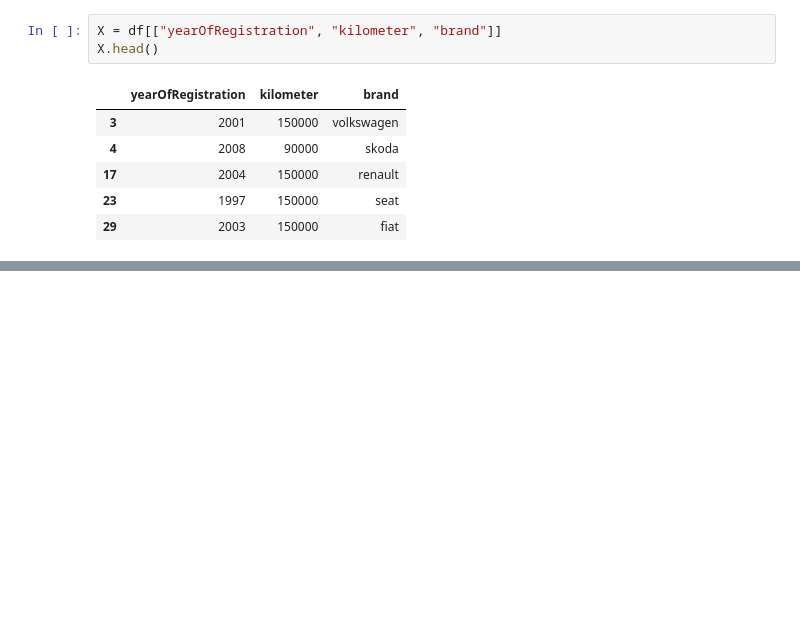
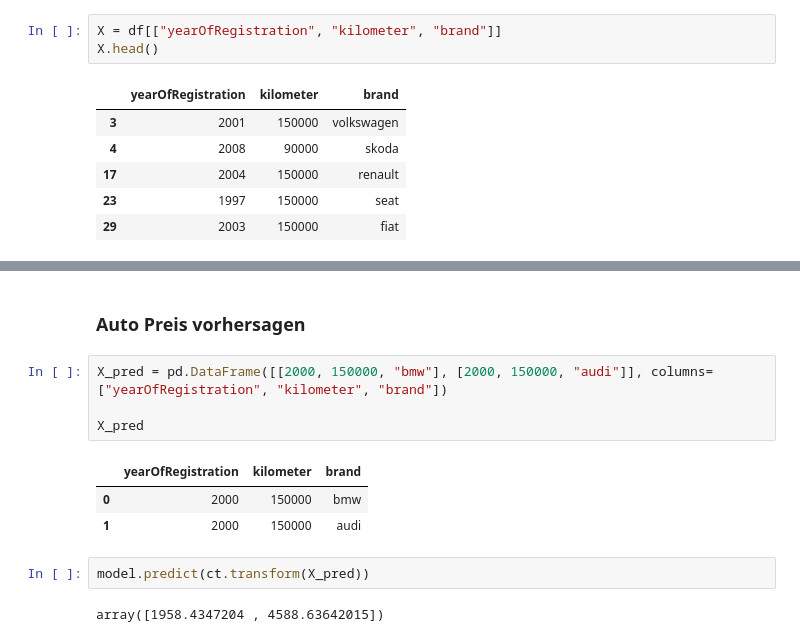
Before and after one commit to sven-olding/python-datascience-notebooks, a Jupyter notebook: one_hot_encoding_cars_project.ipynb, the cells around one changed output, grey strips where cells are left out. Cells and saved outputs as stored; diff of their text form; blank space fills up the shorter version.

```diff
--- a/one_hot_encoding_cars_project.ipynb
+++ b/one_hot_encoding_cars_project.ipynb
@@ -222,0 +240,14 @@ print(model.score(X_train, y_train))
+# %% [markdown]
+### Auto Preis vorhersagen
+# %%
+X_pred = pd.DataFrame([[2000, 150000, "bmw"], [2000, 150000, "audi"]], columns=["yearOfRegistration", "kilometer", "brand"])
+
+X_pred
+# %% [output]
+|  | yearOfRegistration | kilometer | brand |
+| 0 | 2000 | 150000 | bmw |
+| 1 | 2000 | 150000 | audi |
+# %%
+model.predict(ct.transform(X_pred))
+# %% [output]
+array([1958.4347204 , 4588.63642015])
```
Also changed, not shown: parts of 9 cells of this notebook.
